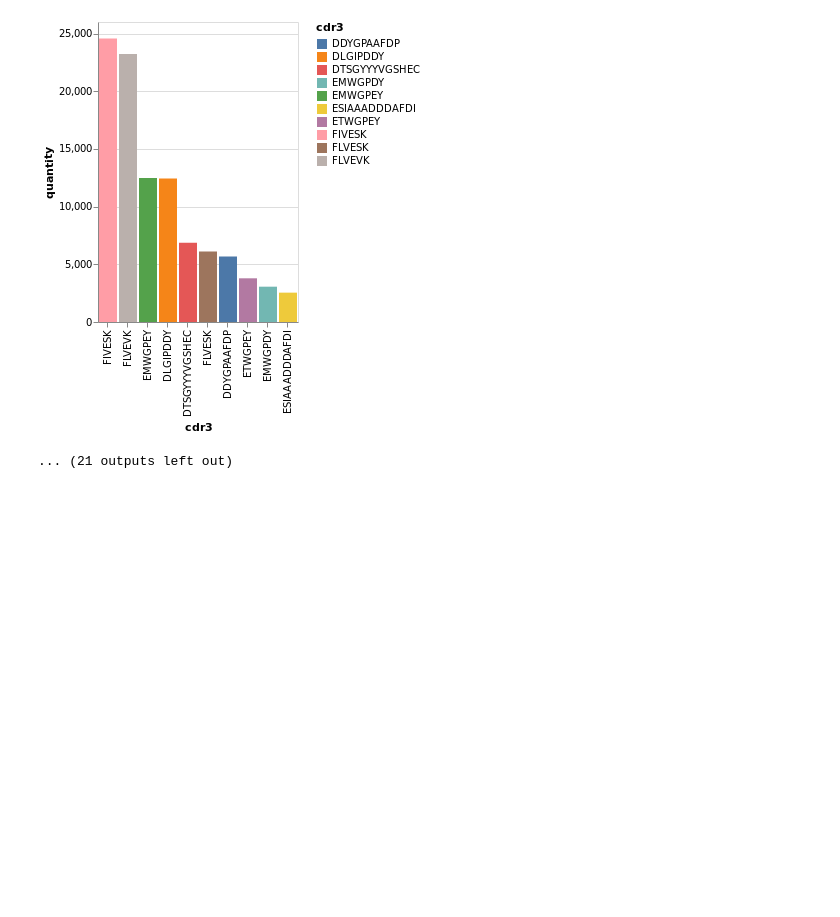
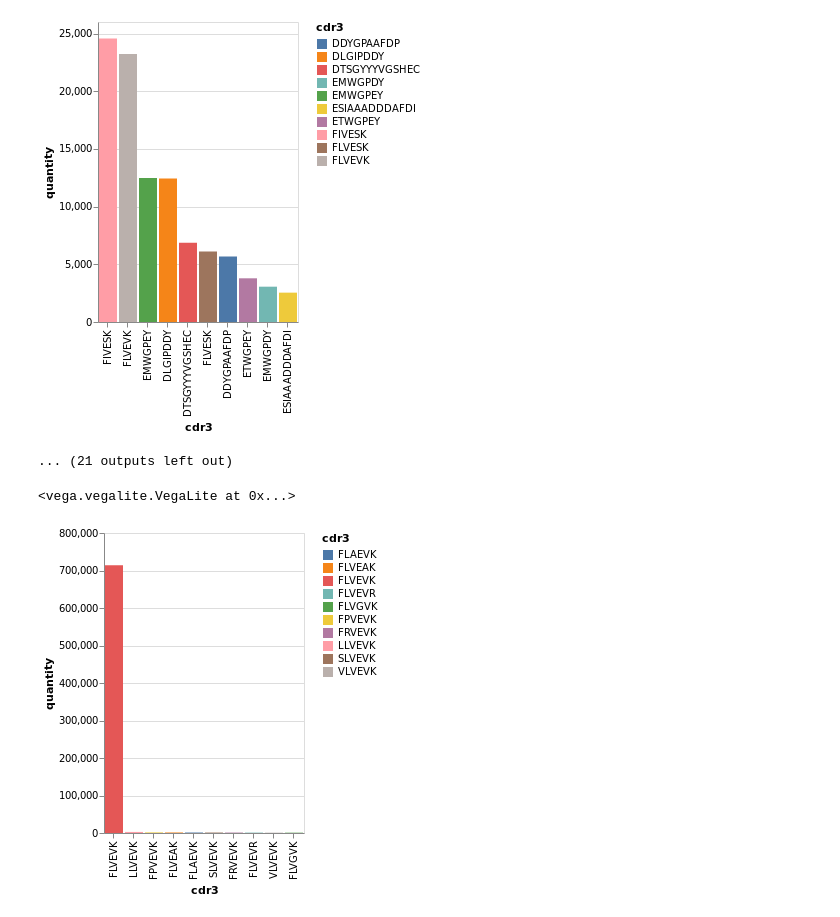
Before and after one commit to Cardosaum/attila, a Jupyter notebook: programs/improvements/cdr3-analysis/scripts/cdr3_visualization_v02.ipynb, the cells around one changed output. Drawn from its saved outputs; the diff is of its cells as text; code cells hidden in the pictures; blank space fills up the shorter version.

```diff
--- a/programs/improvements/cdr3-analysis/scripts/cdr3_visualization_v02.ipynb
+++ b/programs/improvements/cdr3-analysis/scripts/cdr3_visualization_v02.ipynb
@@ -48,9 +40,12 @@ R1b_VH_S3_L001_R1_001aafreq.csv
 [figure]
 ... (21 outputs left out)
 # %%
-R0_VH_S1_L001_R1_001aafreq.csv
+# R0_VH_S1_L001_R1_001aafreq.csv
 cdr_top_10 = df.sort_values(by='quantity', ascending=False)[:10]
 alt.Chart(cdr_top_10).mark_bar().encode(alt.X('cdr3', sort=alt.EncodingSortField(field="quantity", op="count", order='ascending')), y='quantity', color=alt.Color('cdr3', sort=list(cdr_top_10['cdr3'].sort_values()))).configure(background='white')
+# %% [output]
+<vega.vegalite.VegaLite at 0x...>
+[figure, added]
 # %%
 cdr_top_10 = df.sort_values(by='quantity', ascending=False)[:10]
 alt.Chart(cdr_top_10).mark_bar().encode(alt.X('cdr3', sort=alt.EncodingSortField(field="quantity", op="count", order='ascending')), y='quantity', color=alt.Color('cdr3', sort=list(cdr_top_10['cdr3'].sort_values()))).configure(background='white')
```
Also changed, not shown: parts of 11 cells of this notebook, 3 other files.
